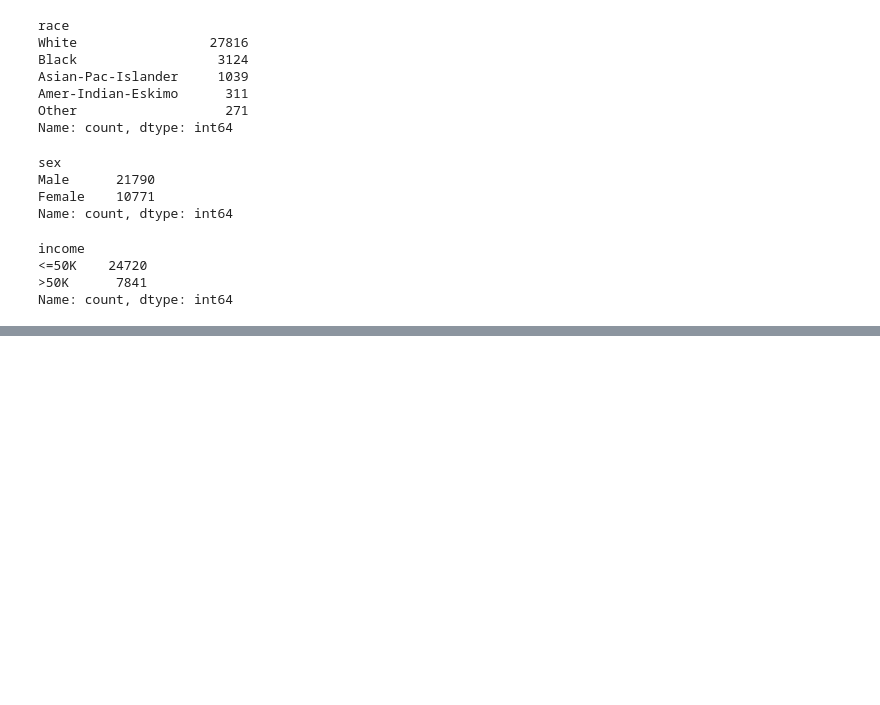
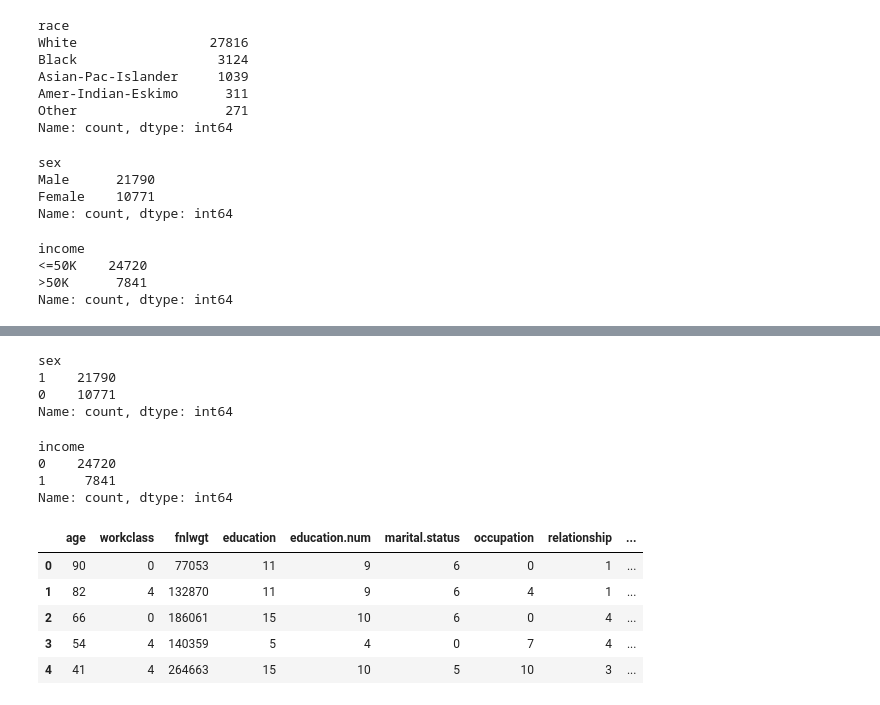
Before and after one commit to Md-Maruf-1727/Data-preprocessing-Practice, a Jupyter notebook: Data pre-processing part1/encoding2.ipynb, the cells around one changed output, grey strips where cells are left out. Saved outputs shown, nothing was run; the diff lists cells and outputs as text; code cells hidden in the pictures; blank space fills up the shorter version.

```diff
--- a/Data pre-processing part1/encoding2.ipynb
+++ b/Data pre-processing part1/encoding2.ipynb
@@ -381,0 +527,3 @@ Name: count, dtype: int64
+# %%
+adult_in_d['relationship'] = label_en.fit_transform(adult_in_d['relationship'])
+adult_in_d['relationship'].value_counts()
@@ -381,0 +539,3 @@ Name: count, dtype: int64
+# %%
+adult_in_d['race'] = label_en.fit_transform(adult_in_d['race'])
+adult_in_d['race'].value_counts()
@@ -381,0 +550,25 @@ Name: count, dtype: int64
+# %%
+adult_in_d['sex'] = label_en.fit_transform(adult_in_d['sex'])
+adult_in_d['sex'].value_counts()
+# %% [output]
+sex
+1    21790
+0    10771
+Name: count, dtype: int64
+# %%
+adult_in_d['income'] = label_en.fit_transform(adult_in_d['income'])
+adult_in_d['income'].value_counts()
+# %% [output]
+income
+0    24720
+1     7841
+Name: count, dtype: int64
+# %%
+adult_in_d.head()
+# %% [output]
+|  | age | workclass | fnlwgt | education | education.num | marital.status | occupation | relationship | ... |
+| 0 | 90 | 0 | 77053 | 11 | 9 | 6 | 0 | 1 | ... |
+| 1 | 82 | 4 | 132870 | 11 | 9 | 6 | 4 | 1 | ... |
+| 2 | 66 | 0 | 186061 | 15 | 10 | 6 | 0 | 4 | ... |
+| 3 | 54 | 4 | 140359 | 5 | 4 | 0 | 7 | 4 | ... |
+| 4 | 41 | 4 | 264663 | 15 | 10 | 5 | 10 | 3 | ... |
```
Also changed, not shown: parts of 18 cells of this notebook.
